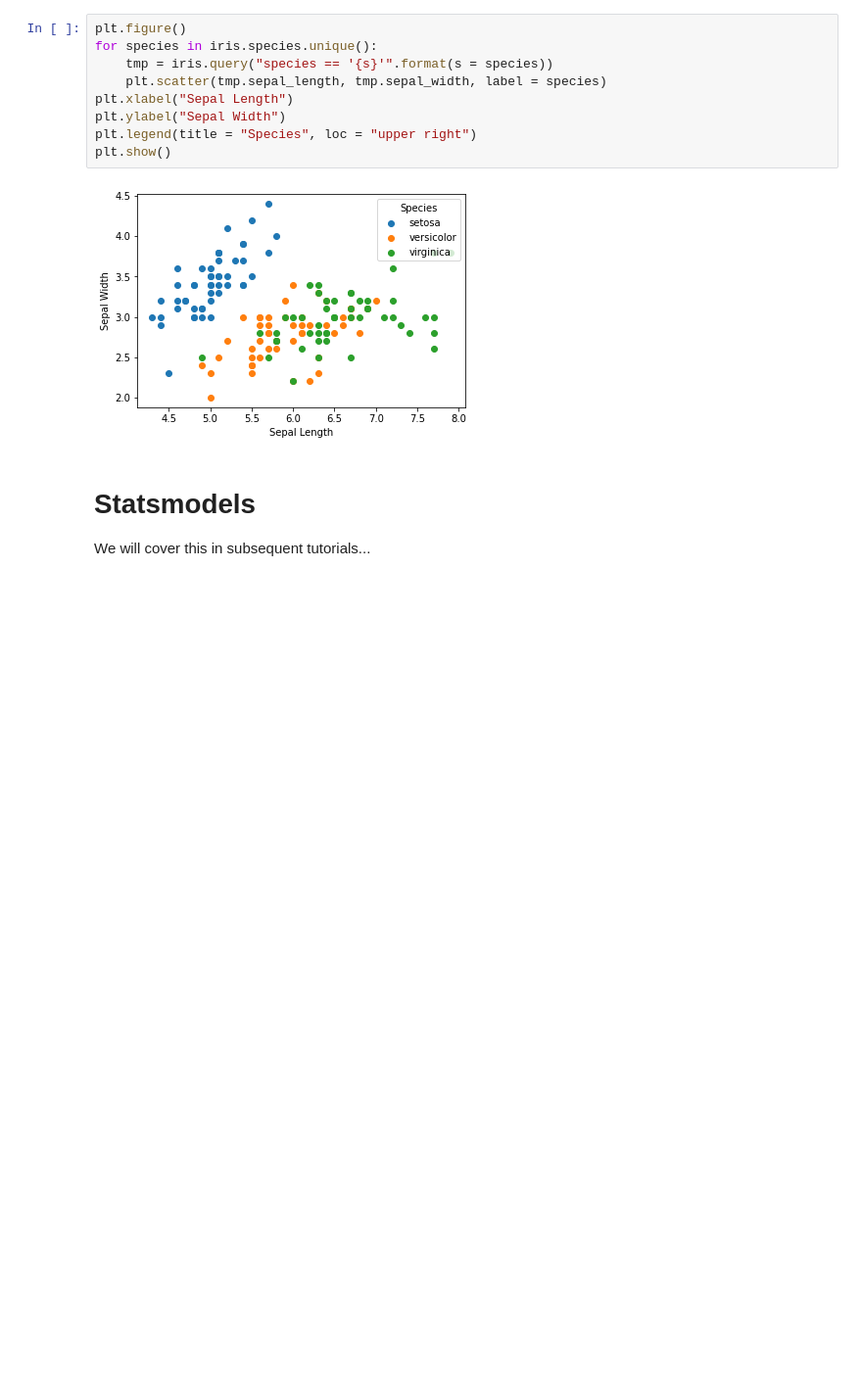
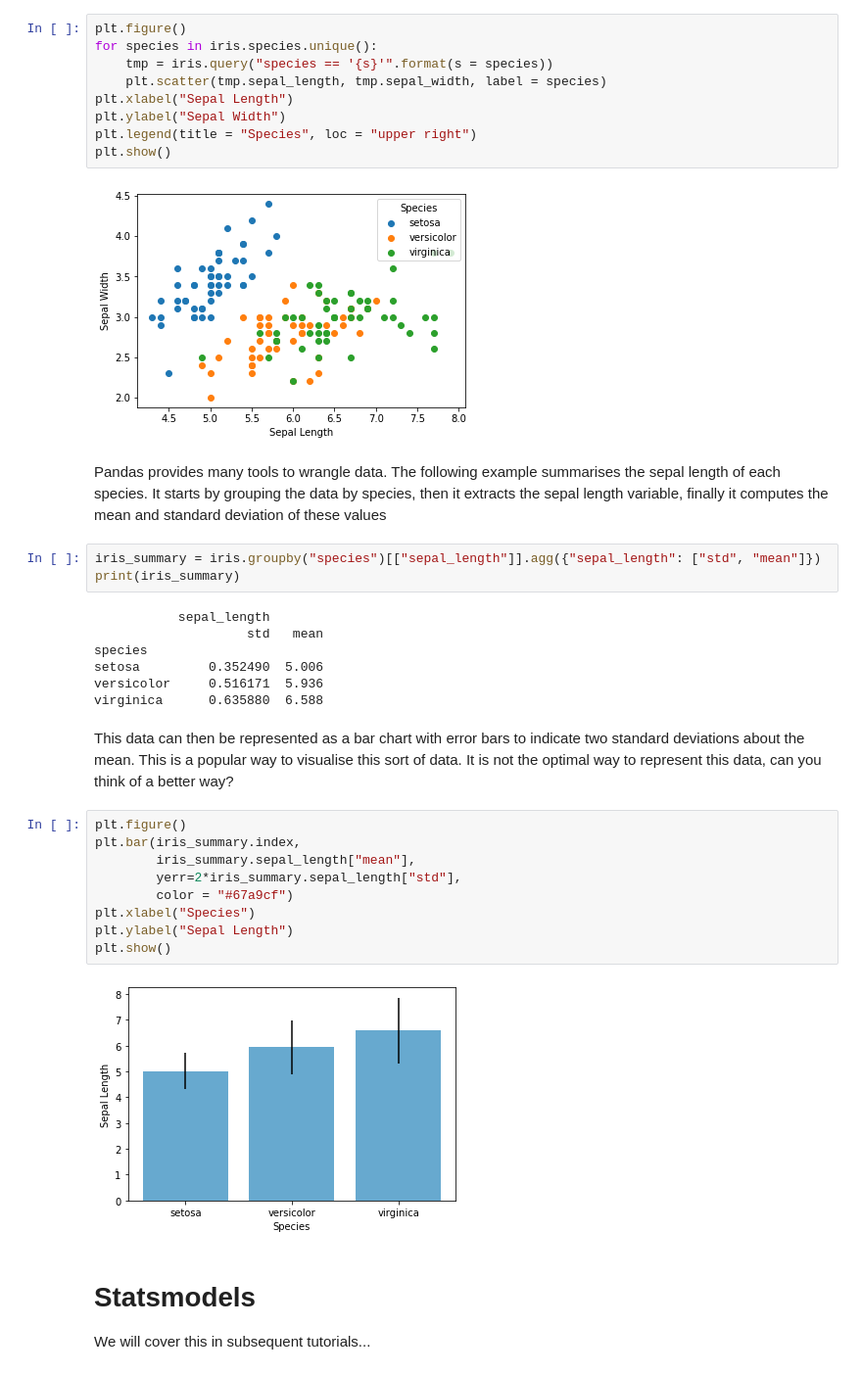
Before and after one commit to aezarebski/aas-extended-examples, a Jupyter notebook: example-0/welcome.ipynb, the cells around one changed output. Shown at 98% size. Saved outputs shown, nothing was run; the diff lists cells and outputs as text; blank space fills up the shorter version.

Commit message:
include additional example

```diff
--- a/example-0/welcome.ipynb
+++ b/example-0/welcome.ipynb
@@ -207,6 +207,31 @@ plt.legend(title = "Species", loc = "upper right")
 plt.show()
 # %% [output]
 [figure]
+# %% [markdown]
+Pandas provides many tools to wrangle data. The following example summarises the sepal length of each species. It starts by grouping the data by species, then it extracts the sepal length variable, finally it computes the mean and standard deviation of these values
+# %%
+iris_summary = iris.groupby("species")[["sepal_length"]].agg({"sepal_length": ["std", "mean"]})
+print(iris_summary)
+# %% [output]
+           sepal_length
+                    std   mean
+species
+setosa         0.352490  5.006
+versicolor     0.516171  5.936
+virginica      0.635880  6.588
+# %% [markdown]
+This data can then be represented as a bar chart with error bars to indicate two standard deviations about the mean. This is a popular way to visualise this sort of data. It is not the optimal way to represent this data, can you think of a better way?
+# %%
+plt.figure()
+plt.bar(iris_summary.index,
+        iris_summary.sepal_length["mean"],
+        yerr=2*iris_summary.sepal_length["std"],
+        color = "#67a9cf")
+plt.xlabel("Species")
+plt.ylabel("Sepal Length")
+plt.show()
+# %% [output]
+[figure, added]
 # %% [markdown]
 # Statsmodels
 
```
Also changed, not shown: parts of 5 cells of this notebook.
